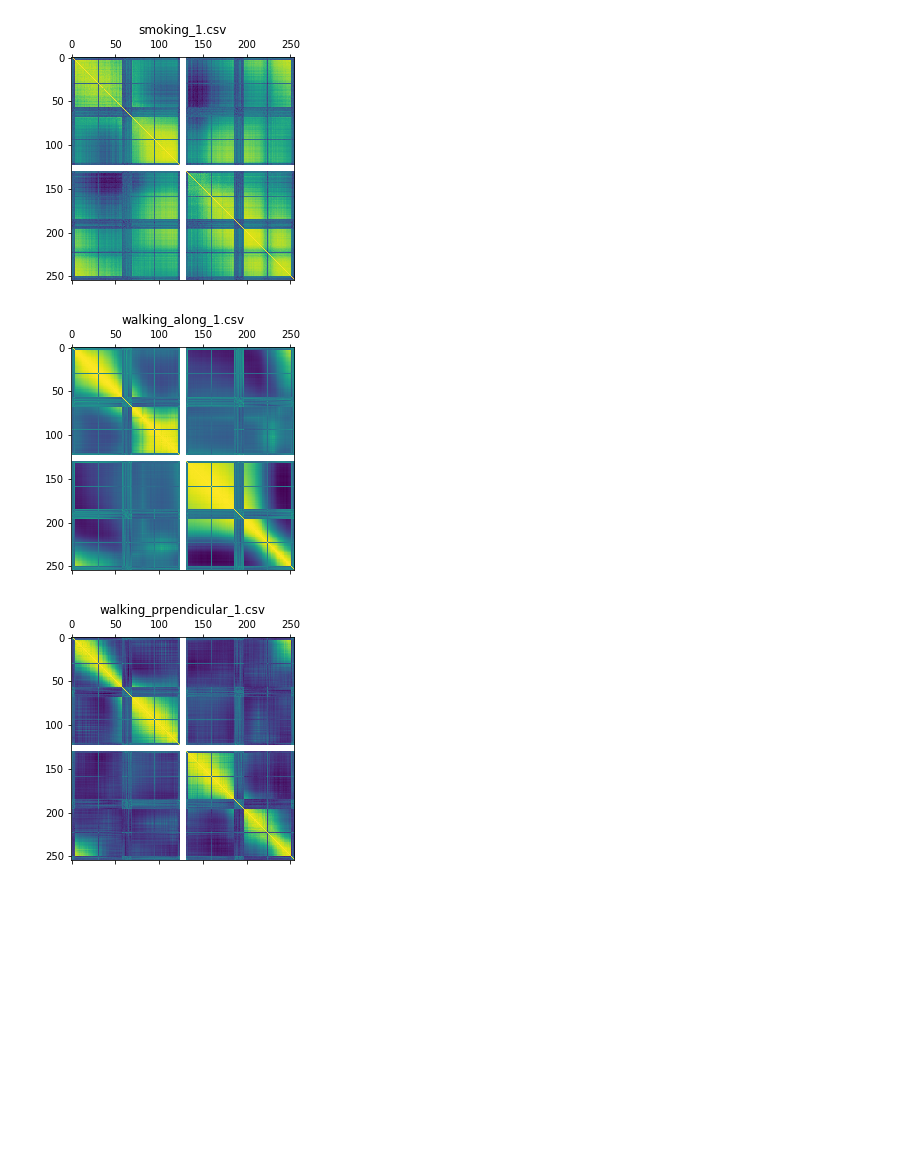
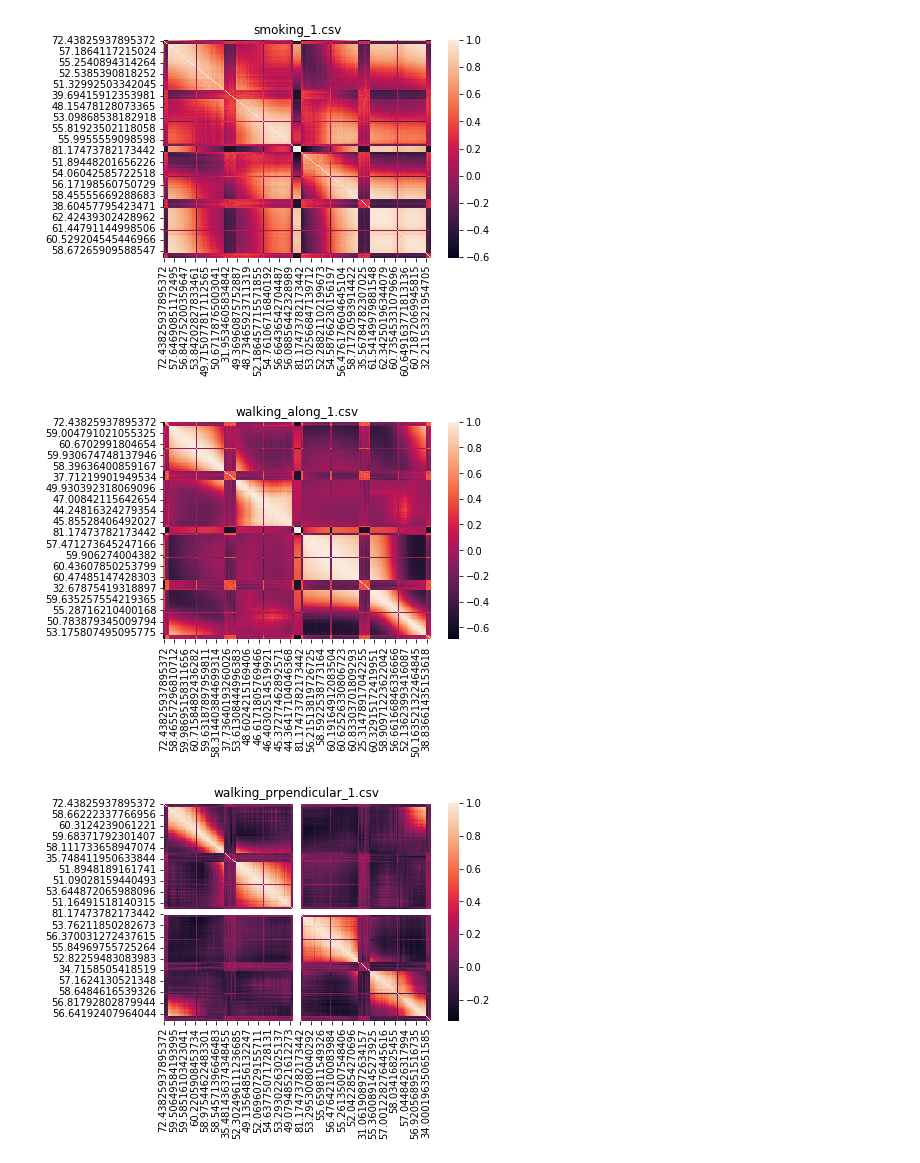
Before and after one commit to srk-practicum/2022-knu-wmi, a Jupyter notebook: Correlation_plot.ipynb, the cells around one changed output. Saved outputs shown, nothing was run; the diff lists cells and outputs as text; code cells hidden in the pictures; blank space fills up the shorter version.

```diff
--- a/Correlation_plot.ipynb
+++ b/Correlation_plot.ipynb
@@ -31,21 +32,21 @@ plt.show()
 # %%
 csi_matrix = pd.DataFrame(pd.read_csv(f"files_csv/smoking/smoking_1.csv"))
-plt.matshow(csi_matrix.corr())
+sns.heatmap(csi_matrix.corr())
 plt.title("smoking_1.csv")
 plt.show()
 # %% [output]
-[figure, old version]
+[figure, new version]
 # %%
 csi_matrix = pd.DataFrame(pd.read_csv(f"files_csv/walking_along/walking_along_1.csv"))
-plt.matshow(csi_matrix.corr())
+sns.heatmap(csi_matrix.corr())
 plt.title("walking_along_1.csv")
 plt.show()
 # %% [output]
-[figure, old version]
+[figure, new version]
 # %%
 csi_matrix = pd.DataFrame(pd.read_csv(f"files_csv/walking_prpendicular/walking_prpendicular_1.csv"))
-plt.matshow(csi_matrix.corr())
+sns.heatmap(csi_matrix.corr())
 plt.title("walking_prpendicular_1.csv")
 plt.show()
 # %% [output]
-[figure, old version]
+[figure, new version]
```
Also changed, not shown: parts of 4 cells of this notebook.
